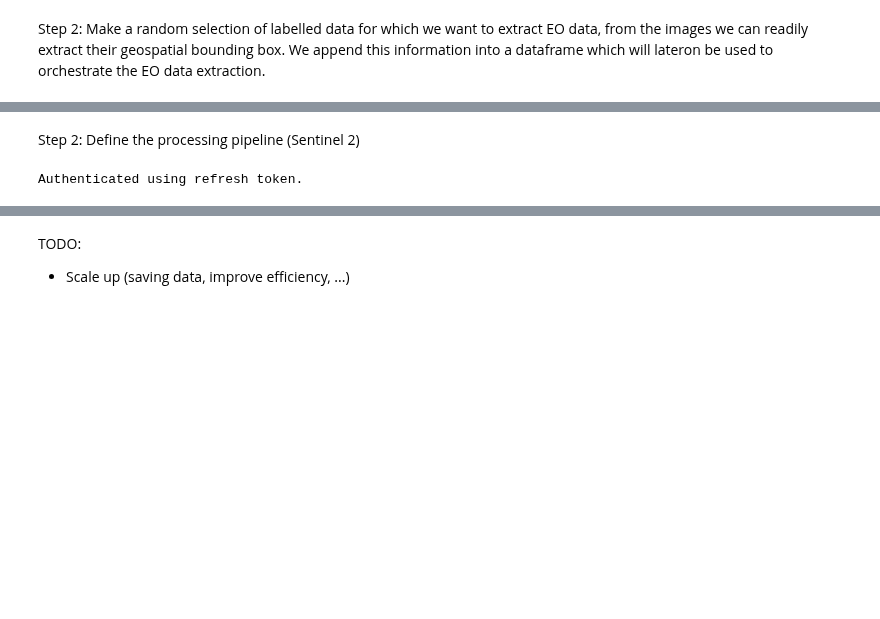
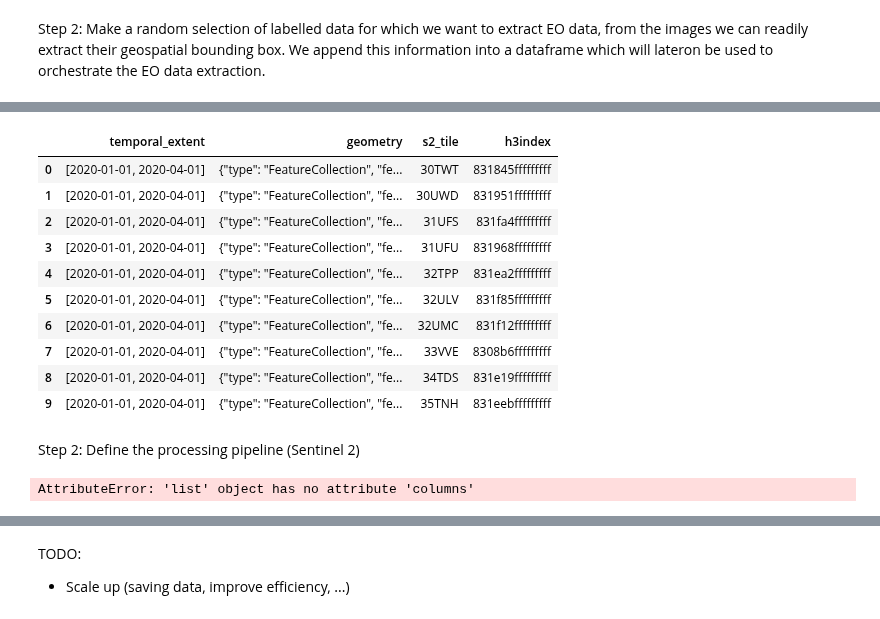
Before and after one commit to earthpulse/eotdl, a Jupyter notebook: tutorials/notebooks/openeo/eotdl_openeo.ipynb, the cells around one changed output, grey strips where cells are left out. Drawn from its saved outputs; the diff is of its cells as text; code cells hidden in the pictures; blank space fills up the shorter version.

```diff
--- a/tutorials/notebooks/openeo/eotdl_openeo.ipynb
+++ b/tutorials/notebooks/openeo/eotdl_openeo.ipynb
@@ -80,3 +66,50 @@ EPSG:32631
+# %%
+from typing import List
+import pandas as pd
+
+def create_job_dataframe_s2(split_jobs: List[gpd.GeoDataFrame]) -> pd.DataFrame:
+    """Create a DataFrame from the split jobs containing all the necessary information to run the job."""
+    columns = ['temporal_extent', 'geometry', 's2_tile', 'h3index', 'geometry']
+    rows = []
+
+    for job in split_jobs:
+        # Calculate median date from temporal_extent and create a buffer around it
+        temporal_extent = job.temporal_extent.iloc[0]  # Access the temporal extent column for the first row
+        s2_tile = job.tile.iloc[0]  # Access the tile ID
+        h3index = job.h3index.iloc[0]  # Access the H3 index
+
+        # Append job details to rows
+        rows.append(
+            pd.Series(
+                dict(zip(
+                    columns,
+                    [
+                        temporal_extent,
+                        job.geometry.to_json(),  # geometry as JSON
+                        s2_tile,
+                        h3index
+                    ]
+                ))
+            )
+        )
+
+    return pd.DataFrame(rows)
+
+# Example usage:
+job_df = create_job_dataframe_s2(split_jobs)
+job_df
+# %% [output]
+|  | temporal_extent | geometry | s2_tile | h3index |
+| 0 | [2020-01-01, 2020-04-01] | {"type": "FeatureCollection", "fe... | 30TWT | 831845fffffffff |
+| 1 | [2020-01-01, 2020-04-01] | {"type": "FeatureCollection", "fe... | 30UWD | 831951fffffffff |
+| 2 | [2020-01-01, 2020-04-01] | {"type": "FeatureCollection", "fe... | 31UFS | 831fa4fffffffff |
+| 3 | [2020-01-01, 2020-04-01] | {"type": "FeatureCollection", "fe... | 31UFU | 831968fffffffff |
+| 4 | [2020-01-01, 2020-04-01] | {"type": "FeatureCollection", "fe... | 32TPP | 831ea2fffffffff |
+| 5 | [2020-01-01, 2020-04-01] | {"type": "FeatureCollection", "fe... | 32ULV | 831f85fffffffff |
+| 6 | [2020-01-01, 2020-04-01] | {"type": "FeatureCollection", "fe... | 32UMC | 831f12fffffffff |
+| 7 | [2020-01-01, 2020-04-01] | {"type": "FeatureCollection", "fe... | 33VVE | 8308b6fffffffff |
+| 8 | [2020-01-01, 2020-04-01] | {"type": "FeatureCollection", "fe... | 34TDS | 831e19fffffffff |
+| 9 | [2020-01-01, 2020-04-01] | {"type": "FeatureCollection", "fe... | 35TNH | 831eebfffffffff |
 # %% [markdown]
 Step 2: Define the processing pipeline (Sentinel 2)
 # %%
@@ -86,7 +119,7 @@ from openeo.extra.job_management import (
         ProcessBasedJobCreator,
     )
 
-job_db = create_job_db("jobs.csv", df)
+job_db = create_job_db("jobs.csv", split_jobs)
 
 connection = openeo.connect("openeofed.dataspace.copernicus.eu").authenticate_oidc()
 process_graph_url = "https://raw.githubusercontent.com/ESA-APEx/apex_algorithms/main/openeo_udp/bap_composite.json"
@@ -97,7 +130,7 @@ job_starter = ProcessBasedJobCreator(
         parameter_defaults={},
     )
 # %% [output]
-Authenticated using refresh token.
+AttributeError: 'list' object has no attribute 'columns'
 # %%
 from openeo.extra.job_management import MultiBackendJobManager
 
```
Also changed, not shown: parts of 5 cells of this notebook, 8 other files.
